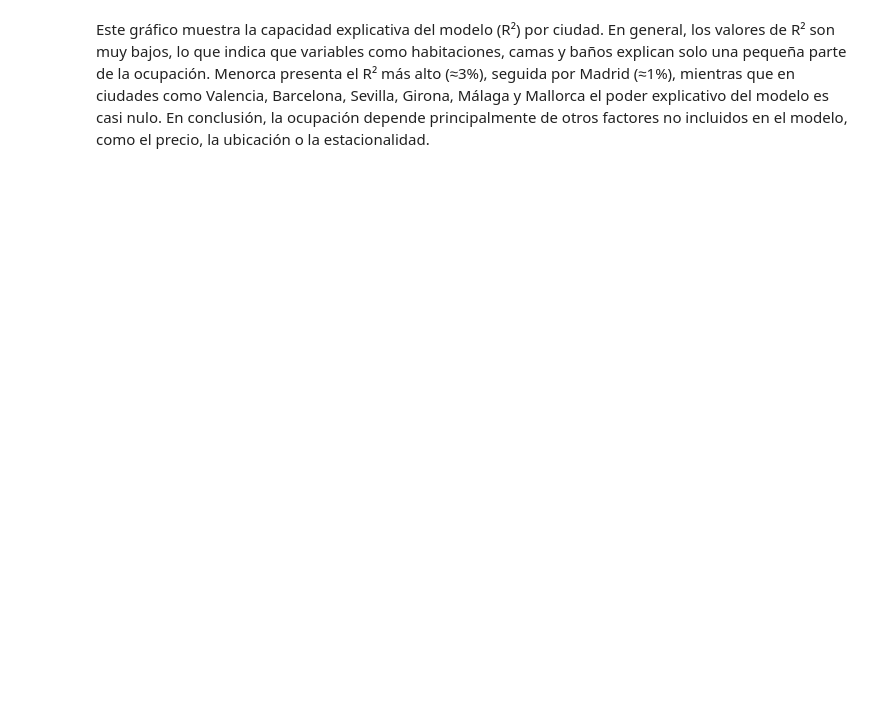
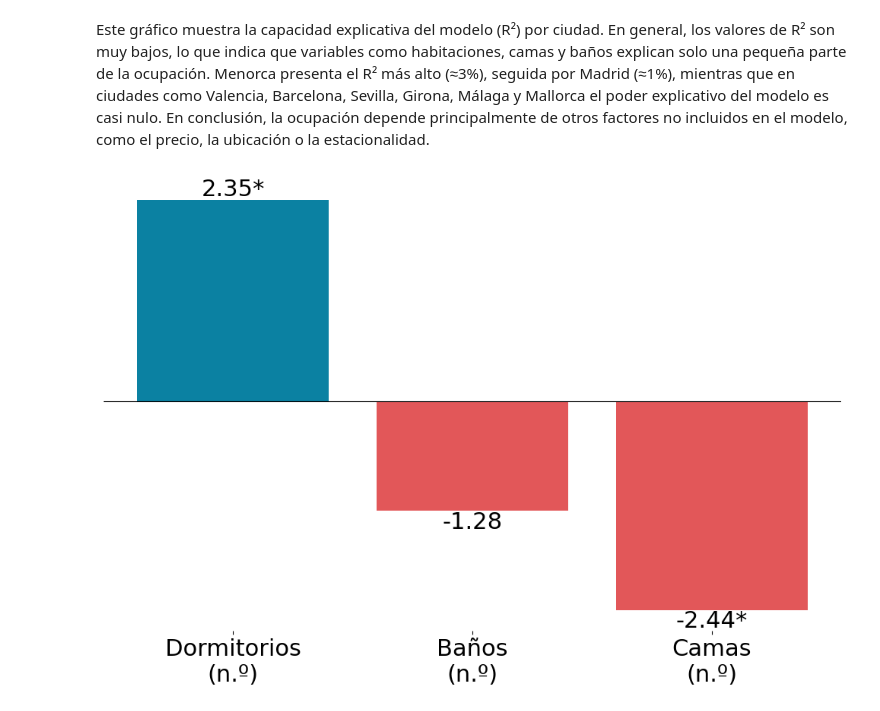
Before and after one commit to esrakesken/turismo-espana-it-academy, a Jupyter notebook: Scripts/AnalisisOperaciones02022026.ipynb, the cells around one changed output. Drawn from its saved outputs; the diff is of its cells as text; code cells hidden in the pictures; blank space fills up the shorter version.

```diff
--- a/Scripts/AnalisisOperaciones02022026.ipynb
+++ b/Scripts/AnalisisOperaciones02022026.ipynb
@@ -409,2 +421,82 @@ Passing `palette` without assigning `hue` is deprecated and will be removed in v
 # %% [markdown]
 Este gráfico muestra la capacidad explicativa del modelo (R²) por ciudad. En general, los valores de R² son muy bajos, lo que indica que variables como habitaciones, camas y baños explican solo una pequeña parte de la ocupación. Menorca presenta el R² más alto (≈3%), seguida por Madrid (≈1%), mientras que en ciudades como Valencia, Barcelona, Sevilla, Girona, Málaga y Mallorca el poder explicativo del modelo es casi nulo. En conclusión, la ocupación depende principalmente de otros factores no incluidos en el modelo, como el precio, la ubicación o la estacionalidad.
+# %%
+import pandas as pd
+import matplotlib.pyplot as plt
+import statsmodels.api as sm
+
+# 1. Selección de variables (SIN room_type)
+cols = [
+    'ocupacion_rate',
+    'bedrooms',
+    'bathrooms',
+    'beds'
+]
+
+df_clean = df_sin_outliers[cols].dropna()
+
+# 2. Definir variable dependiente (y) e independientes (X)
+y = df_clean['ocupacion_rate']
+X = df_clean[['bedrooms', 'bathrooms', 'beds']]
+X = sm.add_constant(X)
+
+# 3. Regresión OLS
+model = sm.OLS(y, X.astype(float)).fit()
+
+# 4. Extraer coeficientes y p-valores
+results = pd.DataFrame({
+    'predictor': model.params.index,
+    'coef': model.params.values,
+    'p_value': model.pvalues.values
+})
+
+# Eliminar constante para el gráfico
+plot_dataset = results[results['predictor'] != 'const'].copy()
+
+# Etiquetas para el gráfico
+labels = {
+    'bedrooms': 'Dormitorios\n(n.º)',
+    'bathrooms': 'Baños\n(n.º)',
+    'beds': 'Camas\n(n.º)'
+}
+
+plot_dataset['predictor'] = plot_dataset['predictor'].map(labels)
+
+# Color según signo del coeficiente
+plot_dataset['color'] = plot_dataset['coef'].apply(
+    lambda x: '#0b81a2' if x >= 0 else '#e25759'
+)
+
+# 5. Visualización
+plt.figure(figsize=(10, 7))
+bars = plt.bar(
+    plot_dataset['predictor'],
+    plot_dataset['coef'],
+    color=plot_dataset['color']
+)
+
+# Etiquetas sobre las barras
+for bar, coef, p_val in zip(bars, plot_dataset['coef'], plot_dataset['p_value']):
+    height = bar.get_height()
+    label = f"{coef:.2f}"
+    if p_val < 0.05:
+        label += "*"
+
+    va = 'bottom' if height > 0 else 'top'
+    plt.text(
+        bar.get_x() + bar.get_width() / 2,
+        height,
+        label,
+        ha='center',
+        va=va,
+        fontsize=22
+    )
+
+plt.axhline(0, color='black', linewidth=0.8)
+plt.xticks(fontsize=22)
+plt.yticks([])
+plt.box(False)
+plt.tight_layout()
+plt.show()
+# %% [output]
+[figure, added]
```
Also changed, not shown: parts of 12 cells of this notebook.
